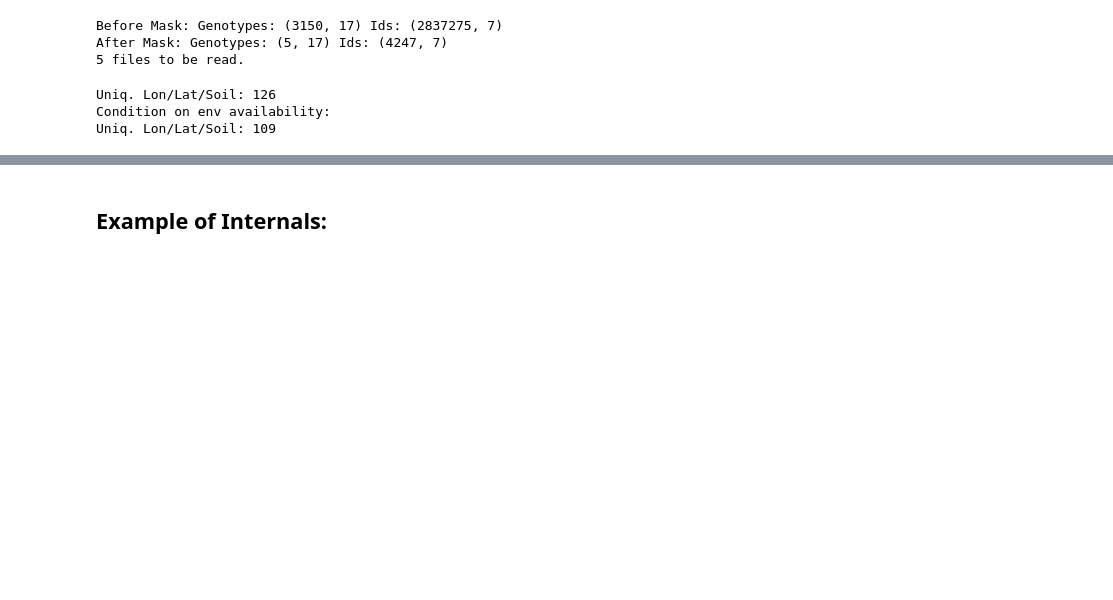
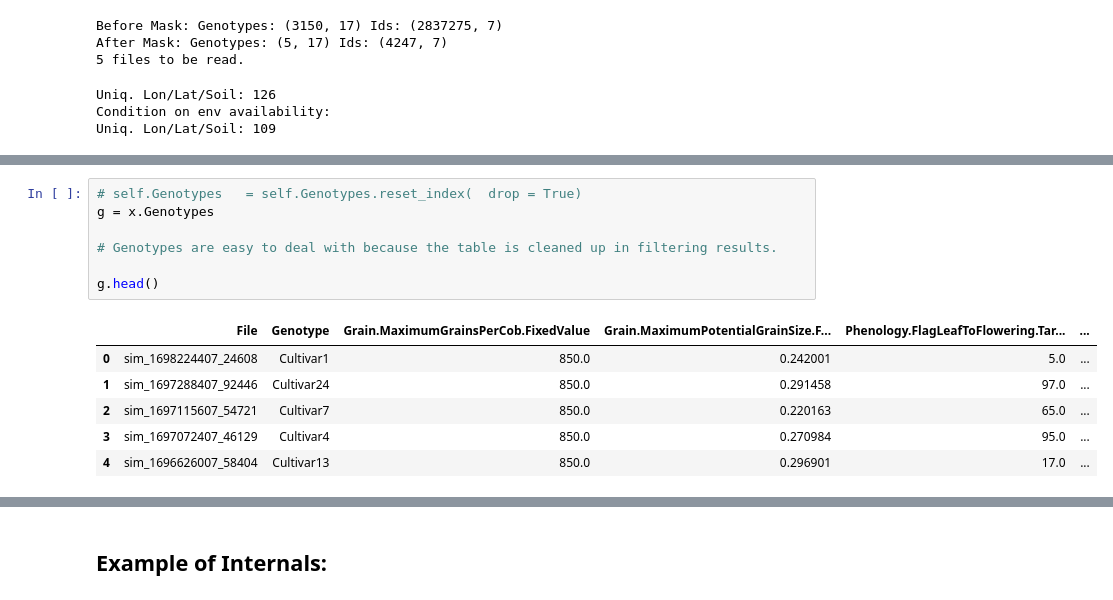
Before and after one commit to DanielKick-USDA/apsimxml, a Jupyter notebook: nbs/02_parquet_dataloader.ipynb, the cells around one changed output, grey strips where cells are left out. Saved outputs shown, nothing was run; the diff lists cells and outputs as text; blank space fills up the shorter version.

```diff
--- a/nbs/02_parquet_dataloader.ipynb
+++ b/nbs/02_parquet_dataloader.ipynb
@@ -309,0 +520,14 @@ Uniq. Lon/Lat/Soil: 109
+# %%
+# self.Genotypes   = self.Genotypes.reset_index(  drop = True)
+g = x.Genotypes
+
+# Genotypes are easy to deal with because the table is cleaned up in filtering results.
+
+g.head()
+# %% [output]
+|  | File | Genotype | Grain.MaximumGrainsPerCob.FixedValue | Grain.MaximumPotentialGrainSize.F... | Phenology.FlagLeafToFlowering.Tar... | ... |
+| 0 | sim_1698224407_24608 | Cultivar1 | 850.0 | 0.242001 | 5.0 | ... |
+| 1 | sim_1697288407_92446 | Cultivar24 | 850.0 | 0.291458 | 97.0 | ... |
+| 2 | sim_1697115607_54721 | Cultivar7 | 850.0 | 0.220163 | 65.0 | ... |
+| 3 | sim_1697072407_46129 | Cultivar4 | 850.0 | 0.270984 | 95.0 | ... |
+| 4 | sim_1696626007_58404 | Cultivar13 | 850.0 | 0.296901 | 17.0 | ... |
```
Also changed, not shown: parts of 18 cells of this notebook.
